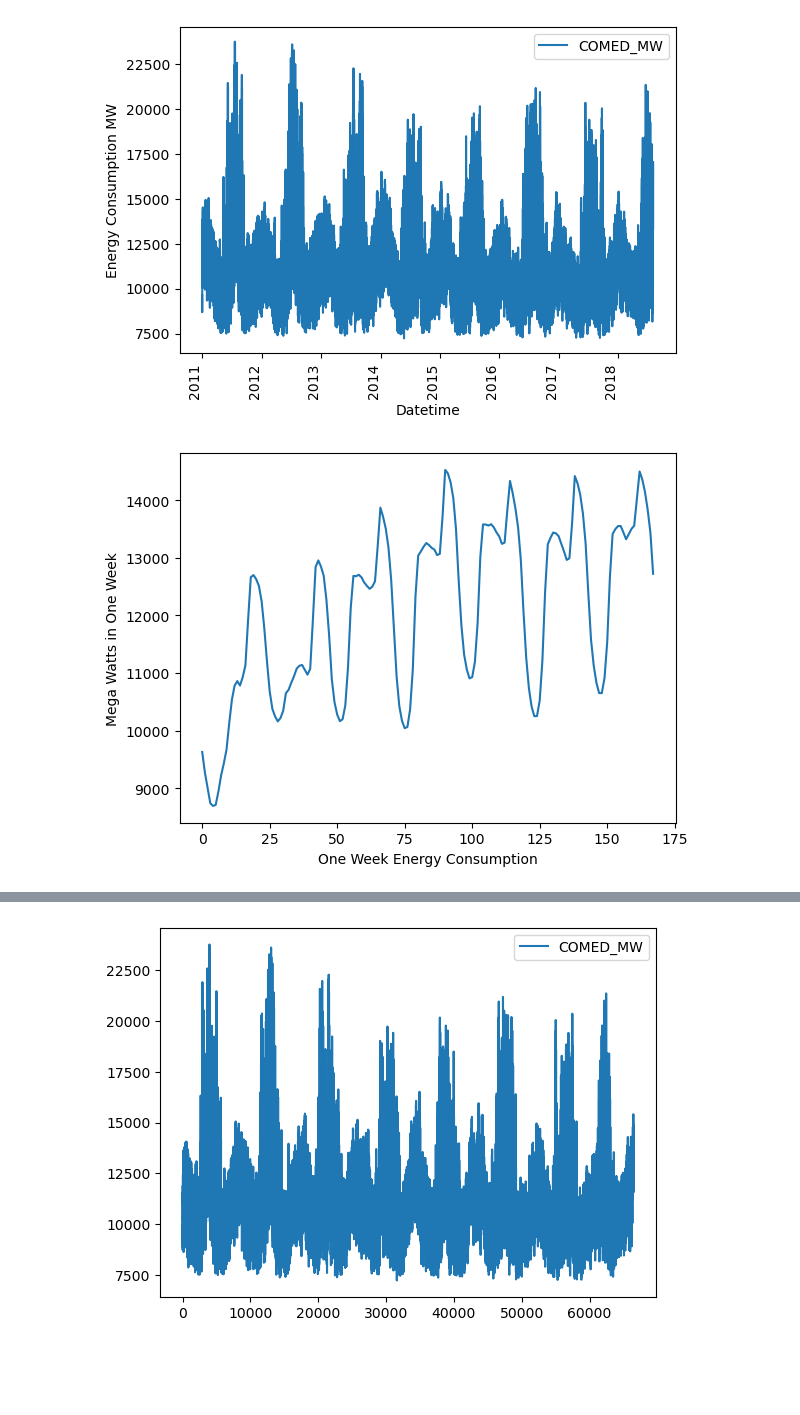
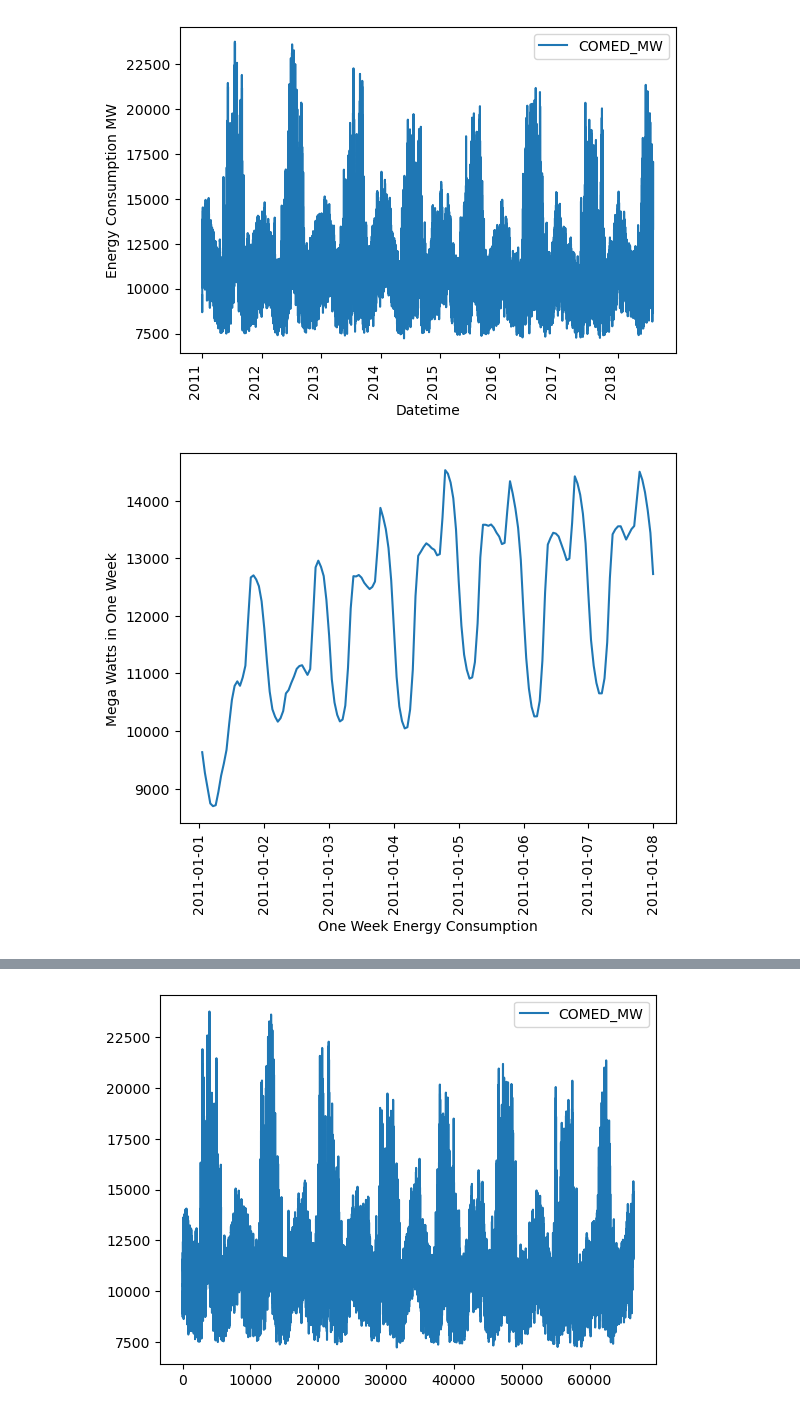
Before and after one commit to mariabaladuggimpudi/ml-practice, a Jupyter notebook: time_series/time_series_exploration_1.ipynb, the cells around one changed output, grey strips where cells are left out. Cells and saved outputs as stored; diff of their text form; code cells hidden in the pictures; blank space fills up the shorter version.

```diff
--- a/time_series/time_series_exploration_1.ipynb
+++ b/time_series/time_series_exploration_1.ipynb
@@ -58,9 +58,10 @@ plt.show()
 # %% [output]
 [figure]
 # %%
-plt.plot(df_comed.index[:(7*24)], df_comed['COMED_MW'][:(7*24)])
+plt.plot(df_comed.Datetime[:(7*24)], df_comed['COMED_MW'][:(7*24)])
+plt.xticks(rotation = 90)
 plt.xlabel('One Week Energy Consumption')
 plt.ylabel('Mega Watts in One Week')
 plt.show()
 # %% [output]
-[figure, old version]
+[figure, new version]
```
Also changed, not shown: parts of 2 cells of this notebook, 2 other files.
